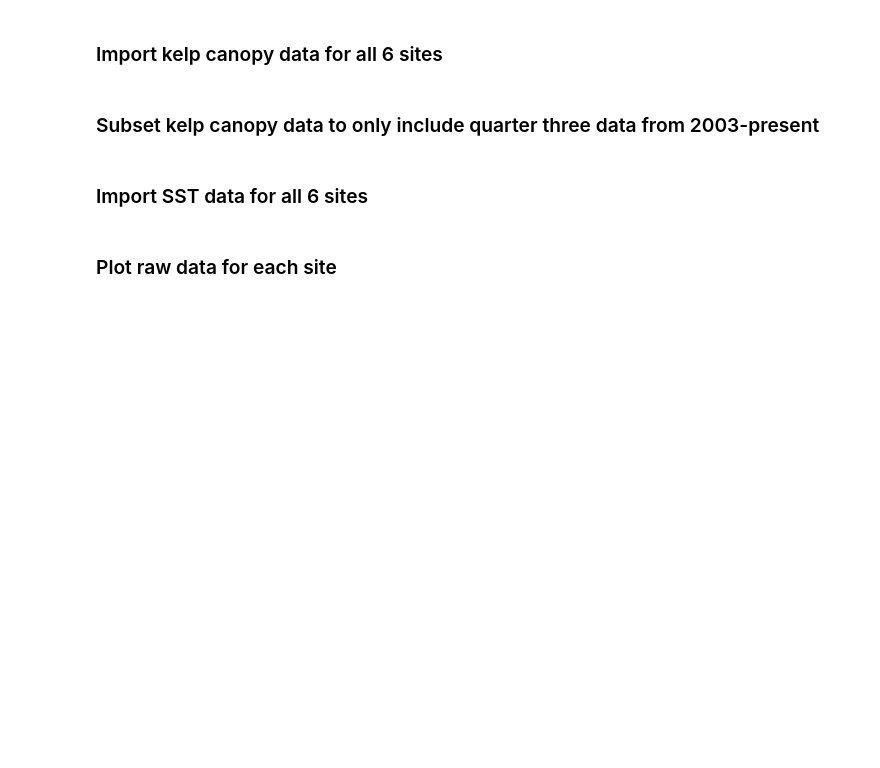
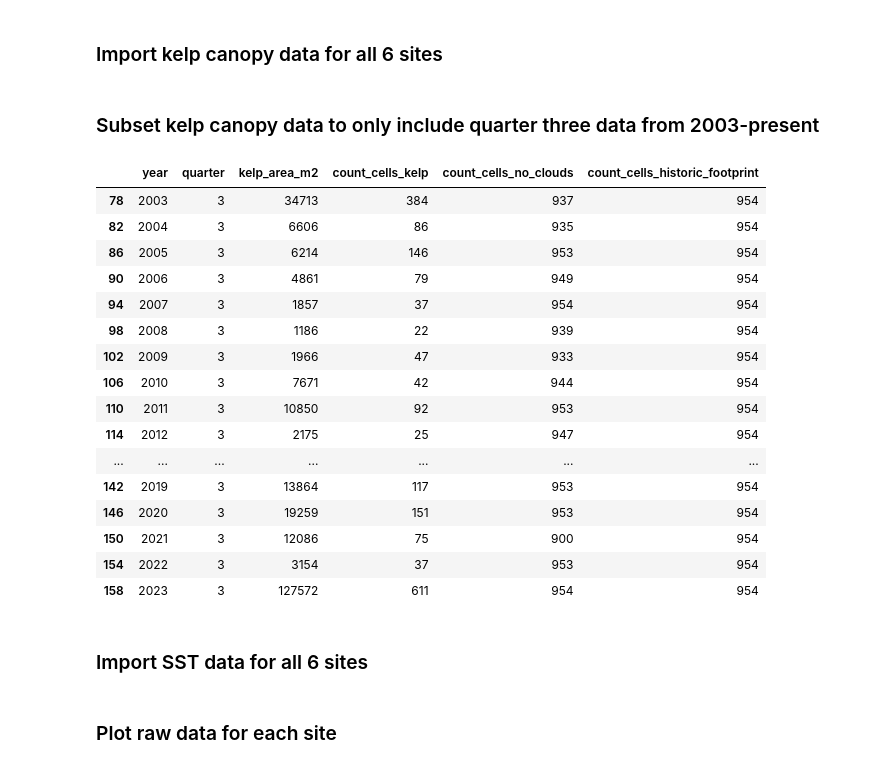
Before and after one commit to madimckayy/MS263_FinalProject, a Jupyter notebook: McKay_FinalProject.ipynb, the cells around one changed output. Drawn from its saved outputs; the diff is of its cells as text; code cells hidden in the pictures; blank space fills up the shorter version.

```diff
--- a/McKay_FinalProject.ipynb
+++ b/McKay_FinalProject.ipynb
@@ -66,6 +59,26 @@ OR_N_Q3 = No_Oregon_df[(No_Oregon_df['quarter'] == 3) & (No_Oregon_df['year']>20
 OR_S_Q3 = So_Oregon_df[(So_Oregon_df['quarter'] == 3) & (So_Oregon_df['year']>2002)]
 Humboldt_Q3 = Humboldt_df[(Humboldt_df['quarter'] == 3) & (Humboldt_df['year']>2002)]
 Sonoma_Q3 = Sonoma_df[(Sonoma_df['quarter'] == 3) & (Sonoma_df['year']>2002)]
+# %%
+OR_N_Q3
+# %% [output]
+|  | year | quarter | kelp_area_m2 | count_cells_kelp | count_cells_no_clouds | count_cells_historic_footprint |
+| 78 | 2003 | 3 | 34713 | 384 | 937 | 954 |
+| 82 | 2004 | 3 | 6606 | 86 | 935 | 954 |
+| 86 | 2005 | 3 | 6214 | 146 | 953 | 954 |
+| 90 | 2006 | 3 | 4861 | 79 | 949 | 954 |
+| 94 | 2007 | 3 | 1857 | 37 | 954 | 954 |
+| 98 | 2008 | 3 | 1186 | 22 | 939 | 954 |
+| 102 | 2009 | 3 | 1966 | 47 | 933 | 954 |
+| 106 | 2010 | 3 | 7671 | 42 | 944 | 954 |
+| 110 | 2011 | 3 | 10850 | 92 | 953 | 954 |
+| 114 | 2012 | 3 | 2175 | 25 | 947 | 954 |
+| ... | ... | ... | ... | ... | ... | ... |
+| 142 | 2019 | 3 | 13864 | 117 | 953 | 954 |
+| 146 | 2020 | 3 | 19259 | 151 | 953 | 954 |
+| 150 | 2021 | 3 | 12086 | 75 | 900 | 954 |
+| 154 | 2022 | 3 | 3154 | 37 | 953 | 954 |
+| 158 | 2023 | 3 | 127572 | 611 | 954 | 954 |
 # %% [markdown]
 ### Import SST data for all 6 sites
 # %%
```
Also changed, not shown: parts of 7 cells of this notebook.
